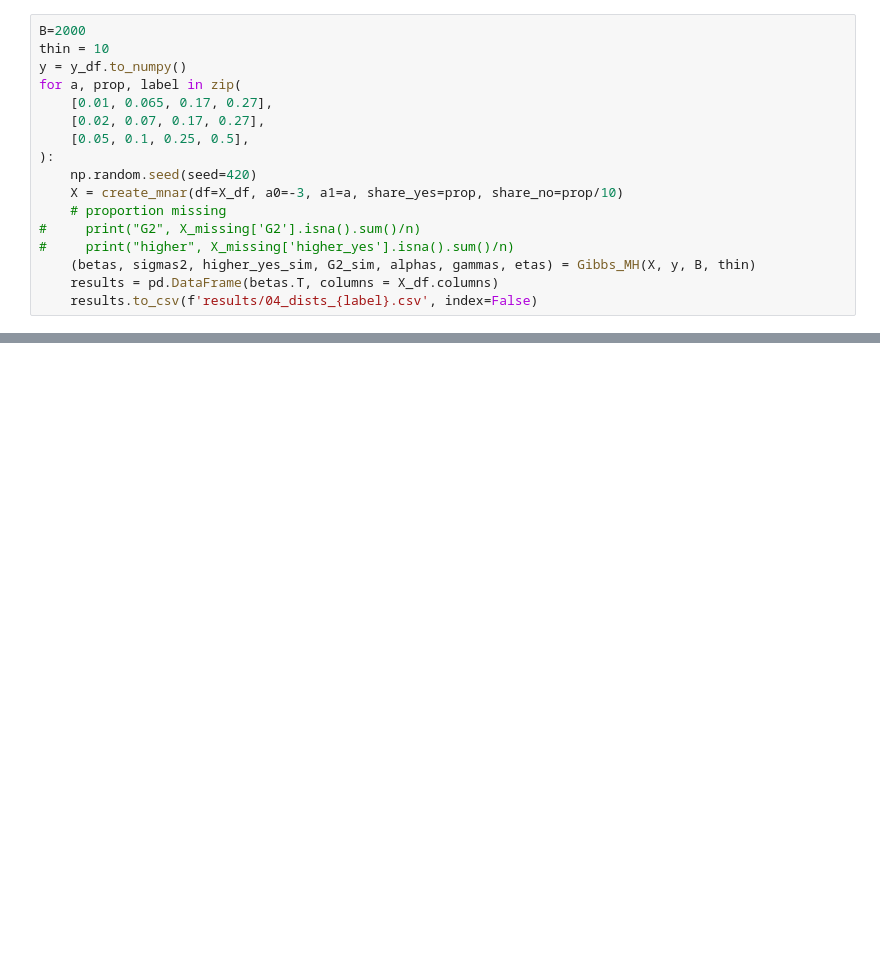
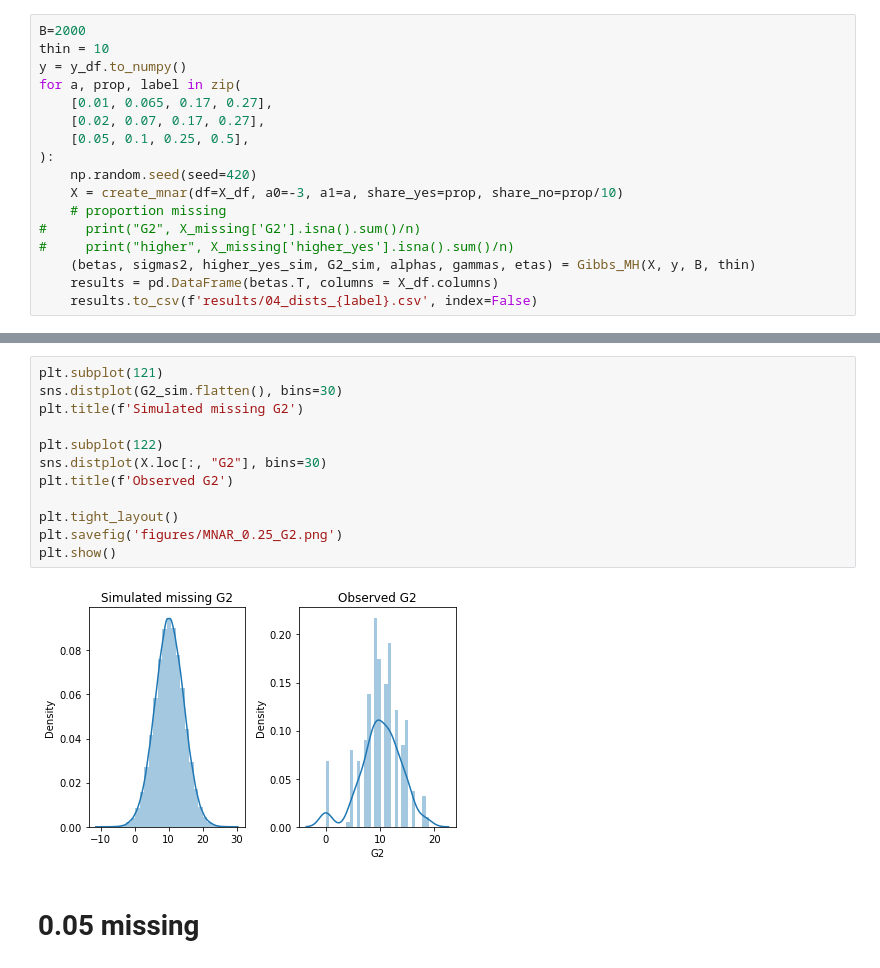
Before and after one commit to lbotti319/bayesian_math_scores, a Jupyter notebook: 04_MNAR_Model.ipynb, the cells around one changed output, grey strips where cells are left out. Saved outputs shown, nothing was run; the diff lists cells and outputs as text; blank space fills up the shorter version.

```diff
--- a/04_MNAR_Model.ipynb
+++ b/04_MNAR_Model.ipynb
@@ -158,0 +181,16 @@ for a, prop, label in zip(
+# %%
+plt.subplot(121)
+sns.distplot(G2_sim.flatten(), bins=30)
+plt.title(f'Simulated missing G2')
+
+plt.subplot(122)
+sns.distplot(X.loc[:, "G2"], bins=30)
+plt.title(f'Observed G2')
+
+plt.tight_layout()
+plt.savefig('figures/MNAR_0.25_G2.png')
+plt.show()
+# %% [output]
+[figure, added]
+# %% [markdown]
+# 0.05 missing
```
Also changed, not shown: parts of 8 cells of this notebook, 1 other file.
